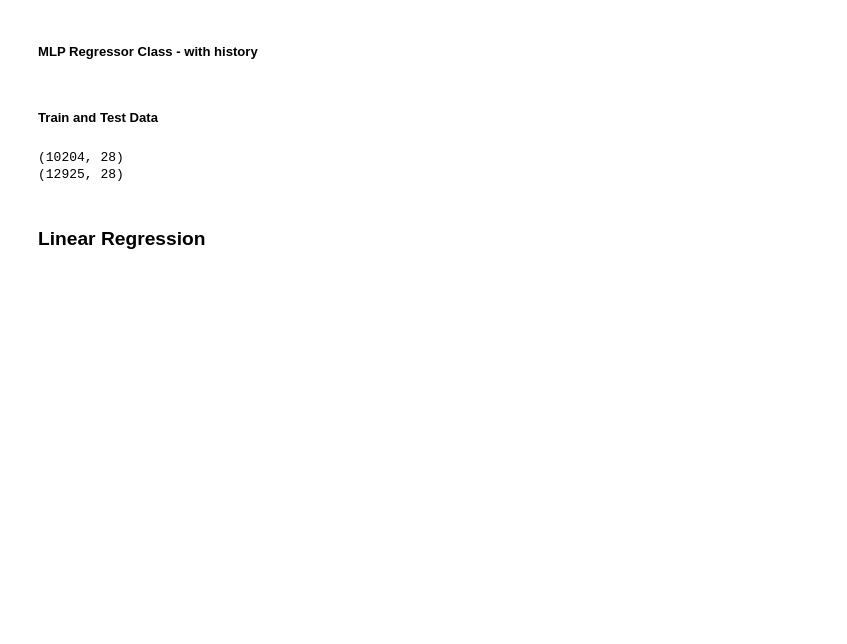
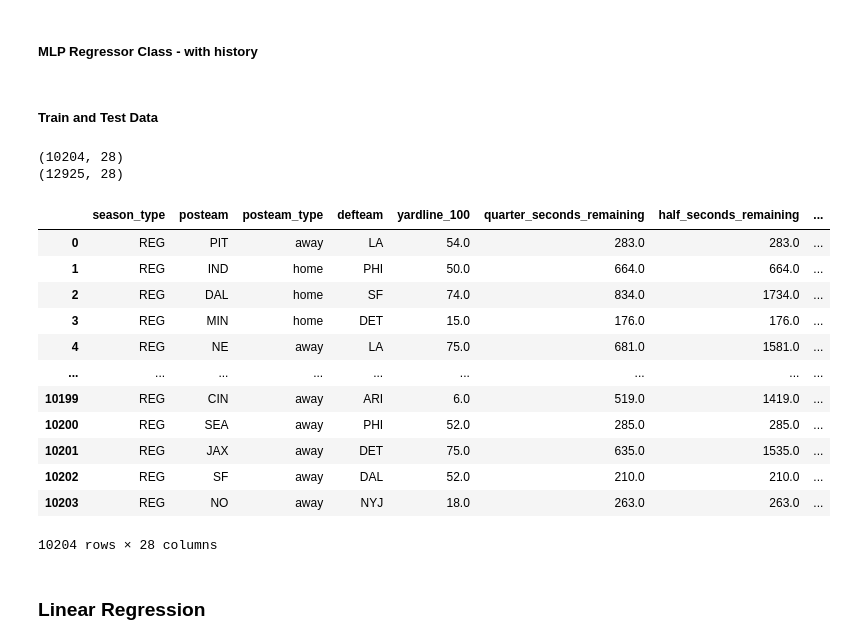
Before and after one commit to MatthiasBiermanns/NFL_play_prediction, a Jupyter notebook: modelNew.ipynb, the cells around one changed output. Saved outputs shown, nothing was run; the diff lists cells and outputs as text; code cells hidden in the pictures; blank space fills up the shorter version.

```diff
--- a/modelNew.ipynb
+++ b/modelNew.ipynb
@@ -58,7 +58,7 @@ import xgboost as xgb
 # %%
 # static variables
 FILE_LIST = [f'./Data/play_by_play_{year}.csv' for year in range(2020, 2024)]
-PREPROCESSOR = preprocessing.NFLPreprocessing(FILE_LIST)
+PREPROCESSOR = preprocessing.NFLPreprocessing(FILE_LIST, strict_columns = ['yardline_100', 'ydstogo'])
 TARGET_NAME = 'yards_gained'
 RANDOM_STATE = 42
 LABEL_PASS = 'Pass'
@@ -212,18 +212,33 @@ class MLPWithHistory(BaseEstimator, TransformerMixin):
 # %%
 run_df = PREPROCESSOR.run_df
 pass_df = PREPROCESSOR.pass_df
 
 run_features, run_target = split_feature_target(run_df, 0.2)
 pass_features, pass_target = split_feature_target(pass_df, 0.2)
 
 run_X_train, run_X_test, run_y_train, run_y_test = train_test_split(run_features, run_target)
 pass_X_train, pass_X_test, pass_y_train, pass_y_test = train_test_split(pass_features, pass_target)
 
 print(run_features.shape)
 print(pass_features.shape)
+
+run_features
 # %% [output]
 (10204, 28)
 (12925, 28)
+|  | season_type | posteam | posteam_type | defteam | yardline_100 | quarter_seconds_remaining | half_seconds_remaining | ... |
+| 0 | REG | PIT | away | LA | 54.0 | 283.0 | 283.0 | ... |
+| 1 | REG | IND | home | PHI | 50.0 | 664.0 | 664.0 | ... |
+| 2 | REG | DAL | home | SF | 74.0 | 834.0 | 1734.0 | ... |
+| 3 | REG | MIN | home | DET | 15.0 | 176.0 | 176.0 | ... |
+| 4 | REG | NE | away | LA | 75.0 | 681.0 | 1581.0 | ... |
+| ... | ... | ... | ... | ... | ... | ... | ... | ... |
+| 10199 | REG | CIN | away | ARI | 6.0 | 519.0 | 1419.0 | ... |
+| 10200 | REG | SEA | away | PHI | 52.0 | 285.0 | 285.0 | ... |
+| 10201 | REG | JAX | away | DET | 75.0 | 635.0 | 1535.0 | ... |
+| 10202 | REG | SF | away | DAL | 52.0 | 210.0 | 210.0 | ... |
+| 10203 | REG | NO | away | NYJ | 18.0 | 263.0 | 263.0 | ... |
+10204 rows × 28 columns
 # %% [markdown]
 ### Linear Regression
 # %%
```
Also changed, not shown: parts of 1 cell of this notebook, 2 other files.
